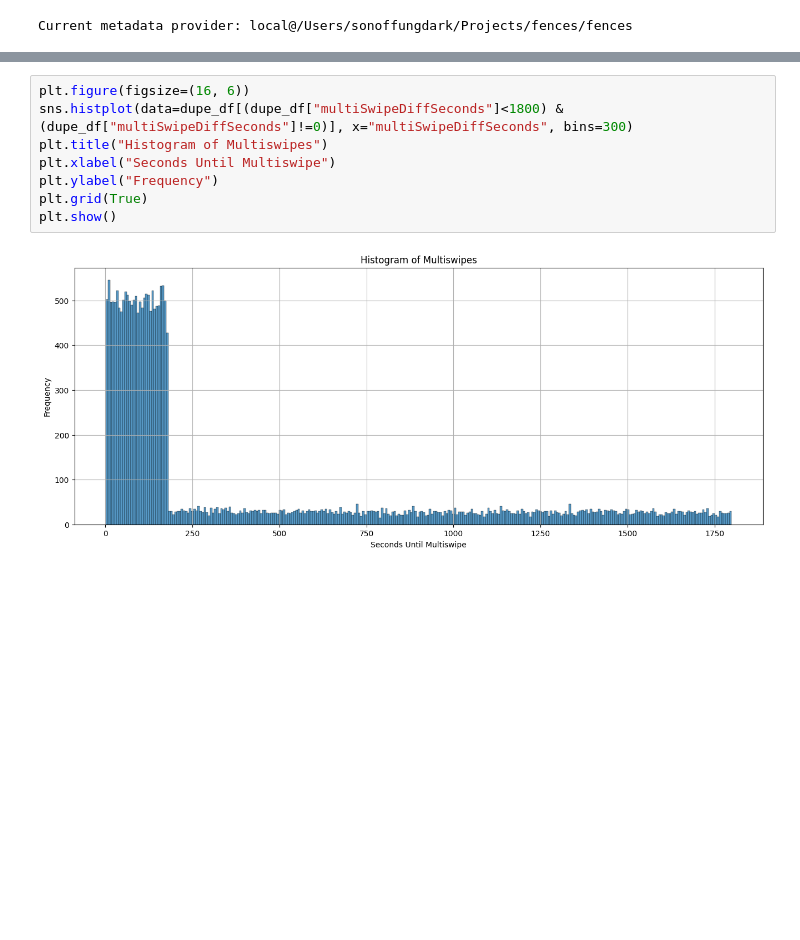
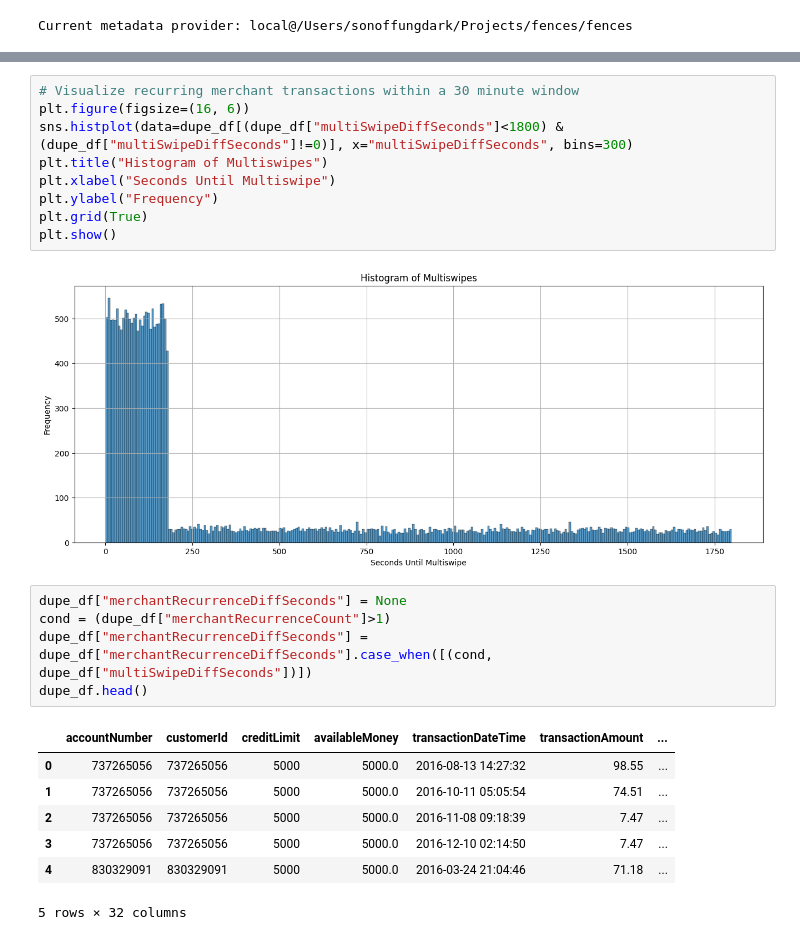
Before and after one commit to pt-estimate/fences, a Jupyter notebook: fences/dedupe.ipynb, the cells around one changed output, grey strips where cells are left out. Cells and saved outputs as stored; diff of their text form; blank space fills up the shorter version.

```diff
--- a/fences/dedupe.ipynb
+++ b/fences/dedupe.ipynb
@@ -17,4 +17,5 @@ Using run: Run('TransactionDeduplicationFlow/1713150248258850')
 # %%
+# Visualize recurring merchant transactions within a 30 minute window
 plt.figure(figsize=(16, 6))
 sns.histplot(data=dupe_df[(dupe_df["multiSwipeDiffSeconds"]<1800) & (dupe_df["multiSwipeDiffSeconds"]!=0)], x="multiSwipeDiffSeconds", bins=300)
 plt.title("Histogram of Multiswipes")
@@ -24,3 +25,16 @@ plt.grid(True)
 plt.show()
 # %% [output]
 [figure]
+# %%
+dupe_df["merchantRecurrenceDiffSeconds"] = None
+cond = (dupe_df["merchantRecurrenceCount"]>1)
+dupe_df["merchantRecurrenceDiffSeconds"] = dupe_df["merchantRecurrenceDiffSeconds"].case_when([(cond, dupe_df["multiSwipeDiffSeconds"])])
+dupe_df.head()
+# %% [output]
+|  | accountNumber | customerId | creditLimit | availableMoney | transactionDateTime | transactionAmount | ... |
+| 0 | 737265056 | 737265056 | 5000 | 5000.0 | 2016-08-13 14:27:32 | 98.55 | ... |
+| 1 | 737265056 | 737265056 | 5000 | 5000.0 | 2016-10-11 05:05:54 | 74.51 | ... |
+| 2 | 737265056 | 737265056 | 5000 | 5000.0 | 2016-11-08 09:18:39 | 7.47 | ... |
+| 3 | 737265056 | 737265056 | 5000 | 5000.0 | 2016-12-10 02:14:50 | 7.47 | ... |
+| 4 | 830329091 | 830329091 | 5000 | 5000.0 | 2016-03-24 21:04:46 | 71.18 | ... |
+5 rows × 32 columns
```
Also changed, not shown: parts of 1 cell of this notebook, 1 other file.
